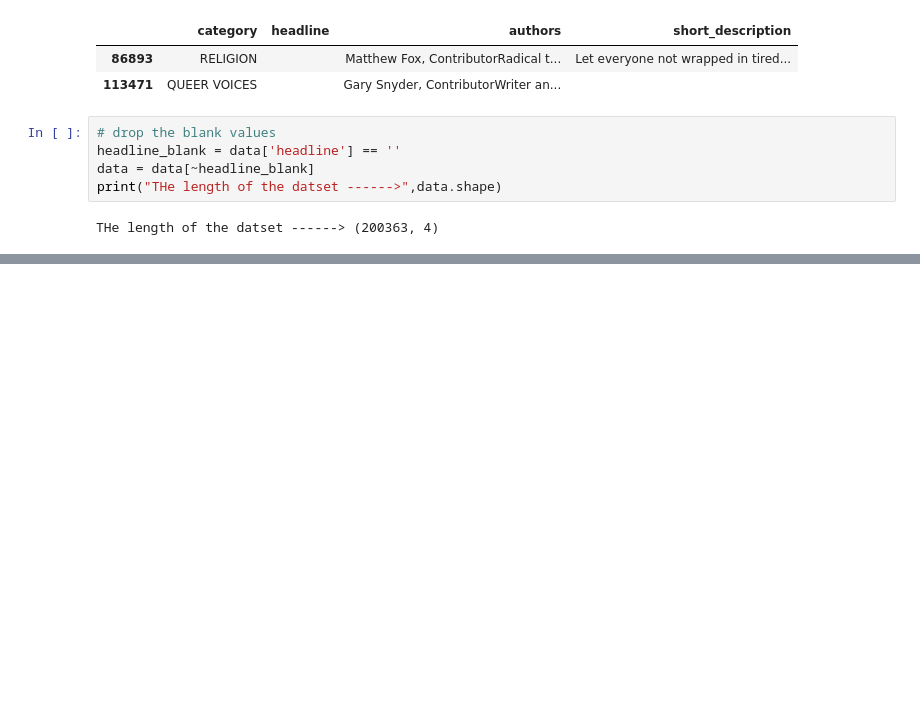
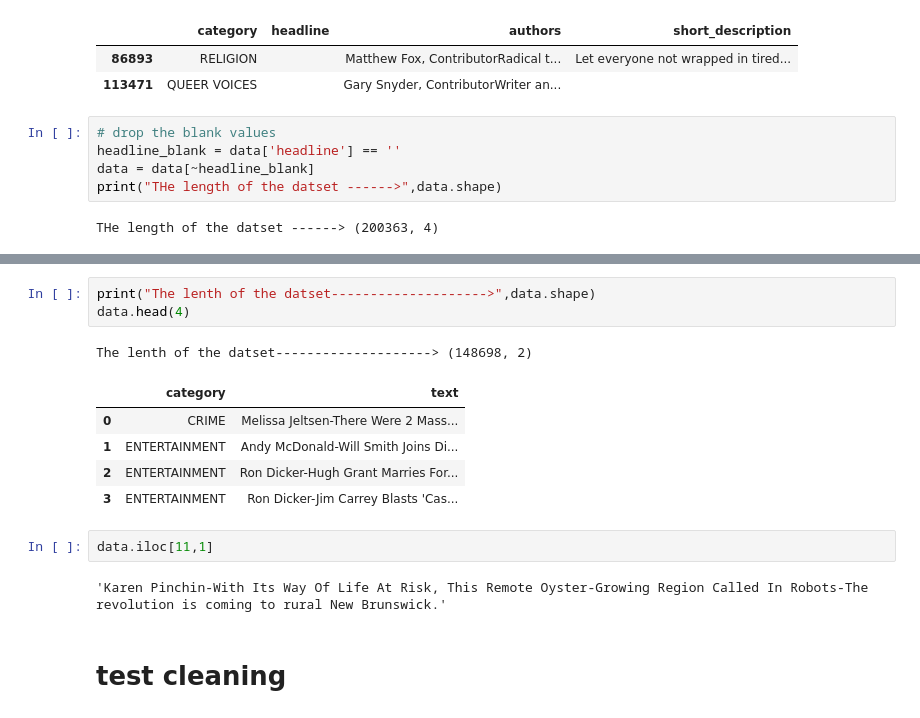
Before and after one commit to pavi-ninjaac/Specrom_Analysis, a Jupyter notebook: Internship_works/week2/text-classification.ipynb, the cells around one changed output, grey strips where cells are left out. Drawn from its saved outputs; the diff is of its cells as text; blank space fills up the shorter version.

```diff
--- a/Internship_works/week2/text-classification.ipynb
+++ b/Internship_works/week2/text-classification.ipynb
@@ -161,0 +223,16 @@ data[author_blank]
+# %%
+print("The lenth of the datset-------------------->",data.shape)
+data.head(4)
+# %% [output]
+The lenth of the datset--------------------> (148698, 2)
+|  | category | text |
+| 0 | CRIME | Melissa Jeltsen-There Were 2 Mass... |
+| 1 | ENTERTAINMENT | Andy McDonald-Will Smith Joins Di... |
+| 2 | ENTERTAINMENT | Ron Dicker-Hugh Grant Marries For... |
+| 3 | ENTERTAINMENT | Ron Dicker-Jim Carrey Blasts 'Cas... |
+# %%
+data.iloc[11,1]
+# %% [output]
+'Karen Pinchin-With Its Way Of Life At Risk, This Remote Oyster-Growing Region Called In Robots-The revolution is coming to rural New Brunswick.'
+# %% [markdown]
+# test cleaning
```
Also changed, not shown: parts of 23 cells of this notebook.
